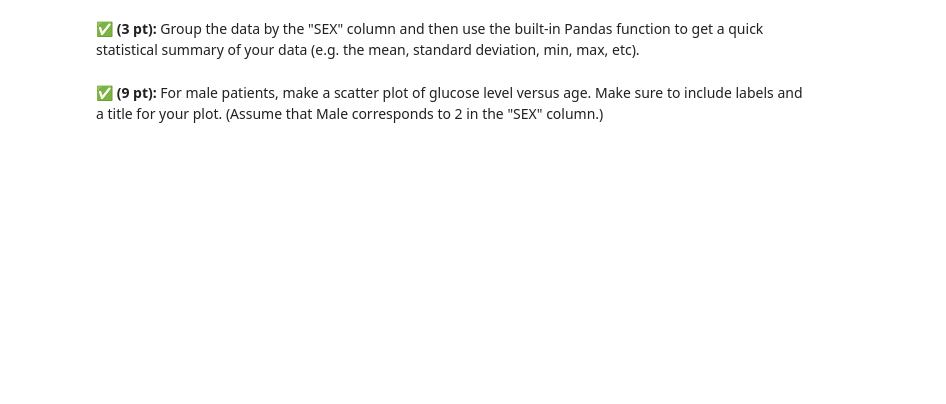
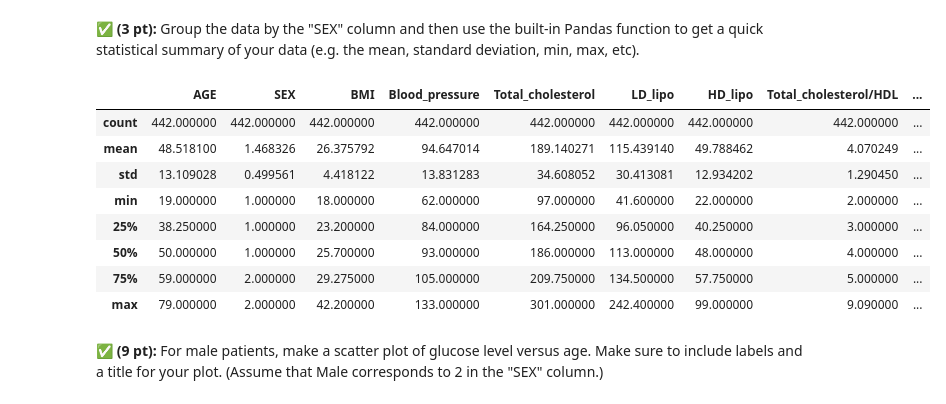
Before and after one commit to Ishan-Baweja/cmse202-XX-turnin, a Jupyter notebook: CMSE202-Midterm-Sect001_TF_Mods-STUDENT.ipynb, the cells around one changed output. Saved outputs shown, nothing was run; the diff lists cells and outputs as text; code cells hidden in the pictures; blank space fills up the shorter version.

```diff
--- a/CMSE202-Midterm-Sect001_TF_Mods-STUDENT.ipynb
+++ b/CMSE202-Midterm-Sect001_TF_Mods-STUDENT.ipynb
@@ -78,5 +100,17 @@ If everything went as intended, the file should now show up on your GitHub accou
 &#9989; **(3 pt):** Group the data by the "SEX" column and then use the built-in Pandas function to get a quick statistical summary of your data (e.g. the mean, standard deviation, min, max, etc).
 # %%
 ## put your code here
+df = df.sort_values('SEX')
+df. describe()
+# %% [output]
+|  | AGE | SEX | BMI | Blood_pressure | Total_cholesterol | LD_lipo | HD_lipo | Total_cholesterol/HDL | ... |
+| count | 442.000000 | 442.000000 | 442.000000 | 442.000000 | 442.000000 | 442.000000 | 442.000000 | 442.000000 | ... |
+| mean | 48.518100 | 1.468326 | 26.375792 | 94.647014 | 189.140271 | 115.439140 | 49.788462 | 4.070249 | ... |
+| std | 13.109028 | 0.499561 | 4.418122 | 13.831283 | 34.608052 | 30.413081 | 12.934202 | 1.290450 | ... |
+| min | 19.000000 | 1.000000 | 18.000000 | 62.000000 | 97.000000 | 41.600000 | 22.000000 | 2.000000 | ... |
+| 25% | 38.250000 | 1.000000 | 23.200000 | 84.000000 | 164.250000 | 96.050000 | 40.250000 | 3.000000 | ... |
+| 50% | 50.000000 | 1.000000 | 25.700000 | 93.000000 | 186.000000 | 113.000000 | 48.000000 | 4.000000 | ... |
+| 75% | 59.000000 | 2.000000 | 29.275000 | 105.000000 | 209.750000 | 134.500000 | 57.750000 | 5.000000 | ... |
+| max | 79.000000 | 2.000000 | 42.200000 | 133.000000 | 301.000000 | 242.400000 | 99.000000 | 9.090000 | ... |
 # %% [markdown]
 &#9989; **(9 pt):** For male patients, make a scatter plot of glucose level versus age. Make sure to include labels and a title for your plot. (Assume that Male corresponds to 2 in the "SEX" column.)
```
Also changed, not shown: parts of 15 cells of this notebook.
